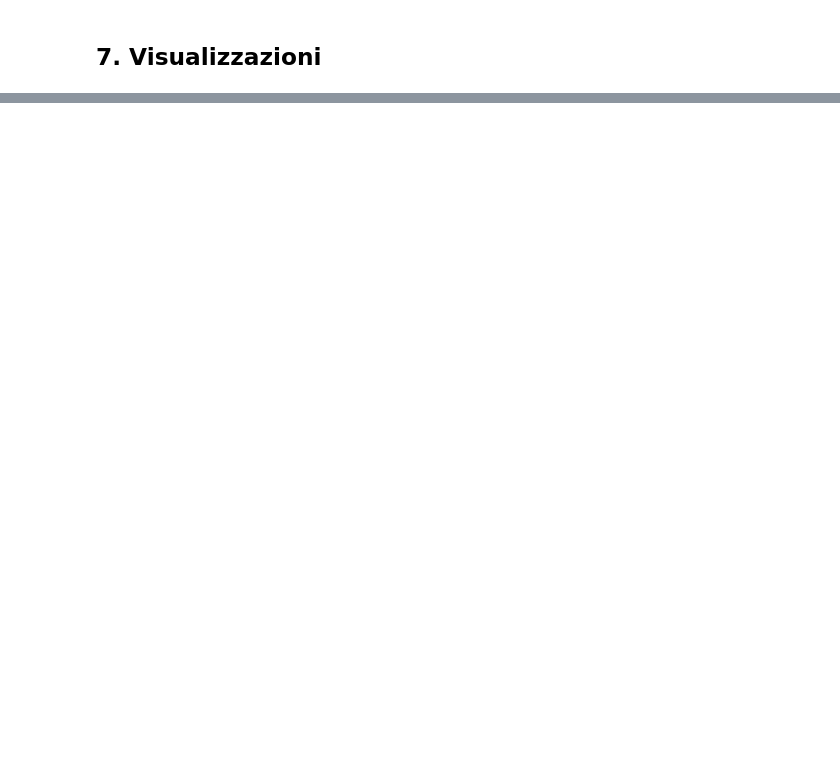
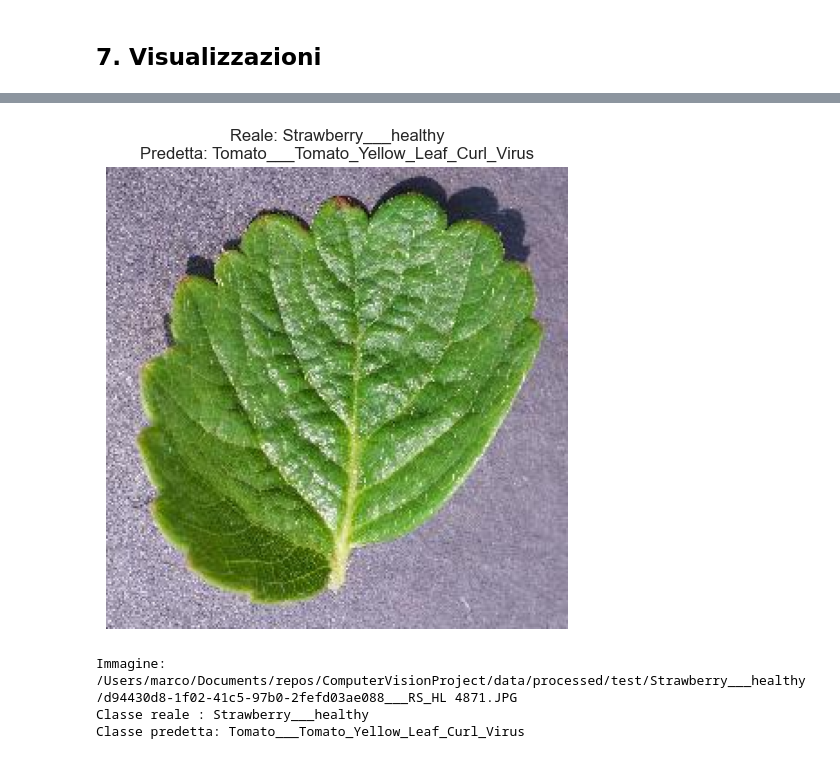
Before and after one commit to marcomanfrin/ComputerVisionProject, a Jupyter notebook: notebooks/01_v1_hog_svm.ipynb, the cells around one changed output, grey strips where cells are left out. Drawn from its saved outputs; the diff is of its cells as text; code cells hidden in the pictures; blank space fills up the shorter version.

```diff
--- a/notebooks/01_v1_hog_svm.ipynb
+++ b/notebooks/01_v1_hog_svm.ipynb
@@ -63,7 +66,7 @@ SVM_KERNEL      = 'rbf'
 # ── Dataset ──────────────────────────────────────────────────────────────────
 # RBF-SVM scala O(n²): per velocità sottocampioniamo il train.
 # Imposta None per usare tutto il dataset (lento ~30+ min).
-MAX_TRAIN_SAMPLES = 10_000
+MAX_TRAIN_SAMPLES = None #10_000
 RANDOM_SEED       = 42
 
 # ── Paths ─────────────────────────────────────────────────────────────────────
@@ -332,0 +396,31 @@ print('  ➡️  Prosegui con: 02_v2_custom_cnn.ipynb')
+# %%
+# Scegli un'immagine casuale dal set di test
+t = len(test_paths)
+if t == 0:
+    raise ValueError('Il test set è vuoto, non ci sono immagini da visualizzare.')
+
+sample_idx = np.random.randint(t)
+sample_path = test_paths[sample_idx]
+true_class = le.inverse_transform([test_labels[sample_idx]])[0]
+
+feature = extractor.extract(sample_path).reshape(1, -1)
+pred_idx = svm.predict(feature)[0]
+pred_class = le.inverse_transform([pred_idx])[0]
+
+img = cv2.imread(str(sample_path))
+img_rgb = cv2.cvtColor(img, cv2.COLOR_BGR2RGB)
+
+plt.figure(figsize=(6, 6))
+plt.imshow(img_rgb)
+plt.title(f"Reale: {true_class}\nPredetta: {pred_class}", fontsize=12)
+plt.axis('off')
+plt.show()
+
+print(f"Immagine: {sample_path}")
+print(f"Classe reale : {true_class}")
+print(f"Classe predetta: {pred_class}")
+# %% [output]
+[figure, added]
+Immagine: /Users/marco/Documents/repos/ComputerVisionProject/data/processed/test/Strawberry___healthy/d94430d8-1f02-41c5-97b0-2fefd03ae088___RS_HL 4871.JPG
+Classe reale : Strawberry___healthy
+Classe predetta: Tomato___Tomato_Yellow_Leaf_Curl_Virus
```
Also changed, not shown: parts of 11 cells of this notebook.
